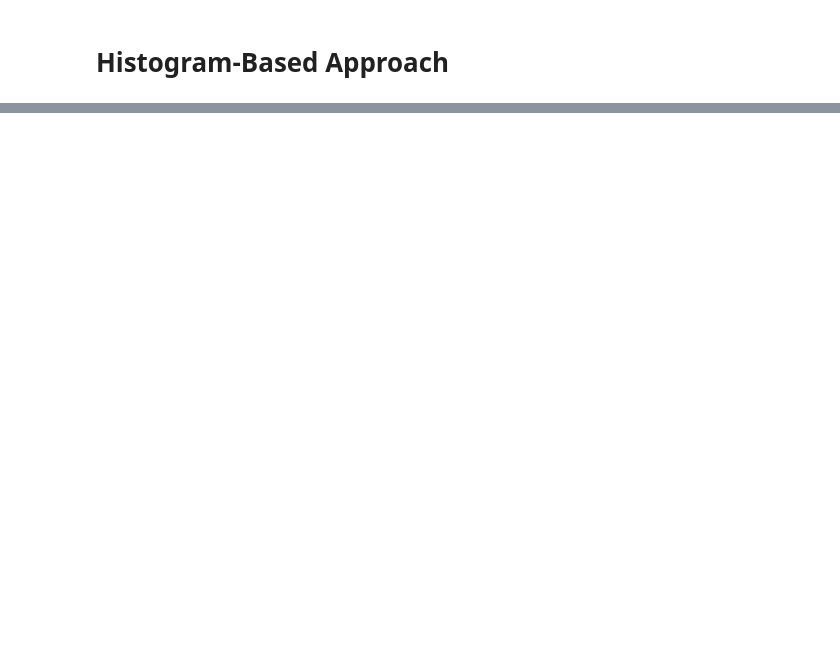
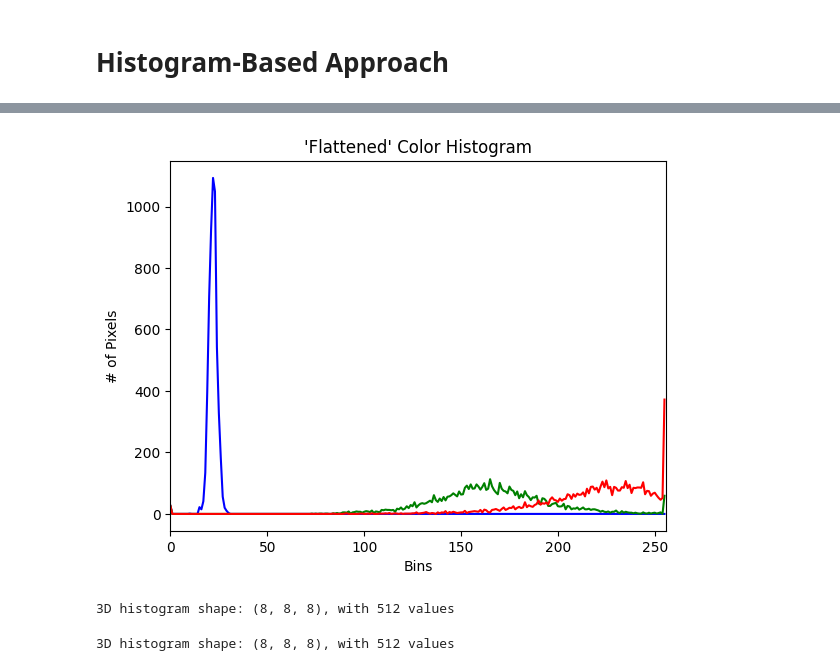
Before and after one commit to angelonazzaro/artworks-reconstruction, a Jupyter notebook: histogram-based-similarity.ipynb, the cells around one changed output, grey strips where cells are left out. Drawn from its saved outputs; the diff is of its cells as text; code cells hidden in the pictures; blank space fills up the shorter version.

```diff
--- a/histogram-based-similarity.ipynb
+++ b/histogram-based-similarity.ipynb
@@ -80,0 +145,29 @@ Similarity Score (Green-Yellow):  0.05
+# %%
+chans = cv2.split(working_region_image_yellow)
+colors = ("b", "g", "r")
+plt.figure()
+plt.title("'Flattened' Color Histogram")
+plt.xlabel("Bins")
+plt.ylabel("# of Pixels")
+# loop over the image channels
+for (chan, color) in zip(chans, colors):
+	# create a histogram for the current channel and plot it
+	hist = cv2.calcHist([chan], [0], None, [256], [0, 256])
+	plt.plot(hist, color=color)
+	plt.xlim([0, 256])
+# %% [output]
+[figure, added]
+# %%
+hist = cv2.calcHist([working_region_image_green1], [0, 1, 2],
+	None, [8, 8, 8], [0, 256, 0, 256, 0, 256])
+print("3D histogram shape: {}, with {} values".format(
+	hist.shape, hist.flatten().shape[0]))
+# %% [output]
+3D histogram shape: (8, 8, 8), with 512 values
+# %%
+hist = cv2.calcHist([working_region_image_yellow], [0, 1, 2],
+	None, [8, 8, 8], [0, 256, 0, 256, 0, 256])
+print("3D histogram shape: {}, with {} values".format(
+	hist.shape, hist.flatten().shape[0]))
+# %% [output]
+3D histogram shape: (8, 8, 8), with 512 values
```
Also changed, not shown: parts of 11 cells of this notebook, 3 other files.
